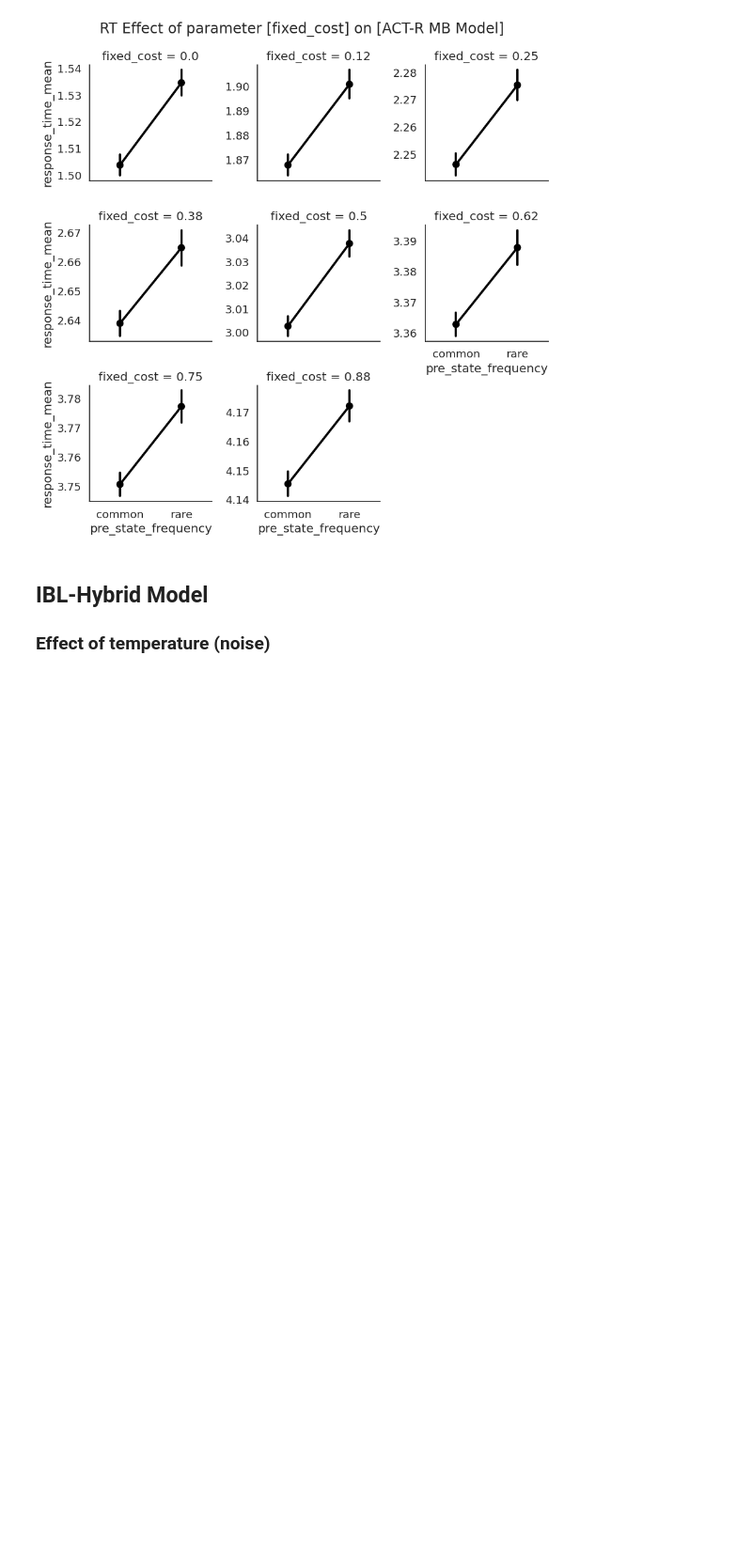
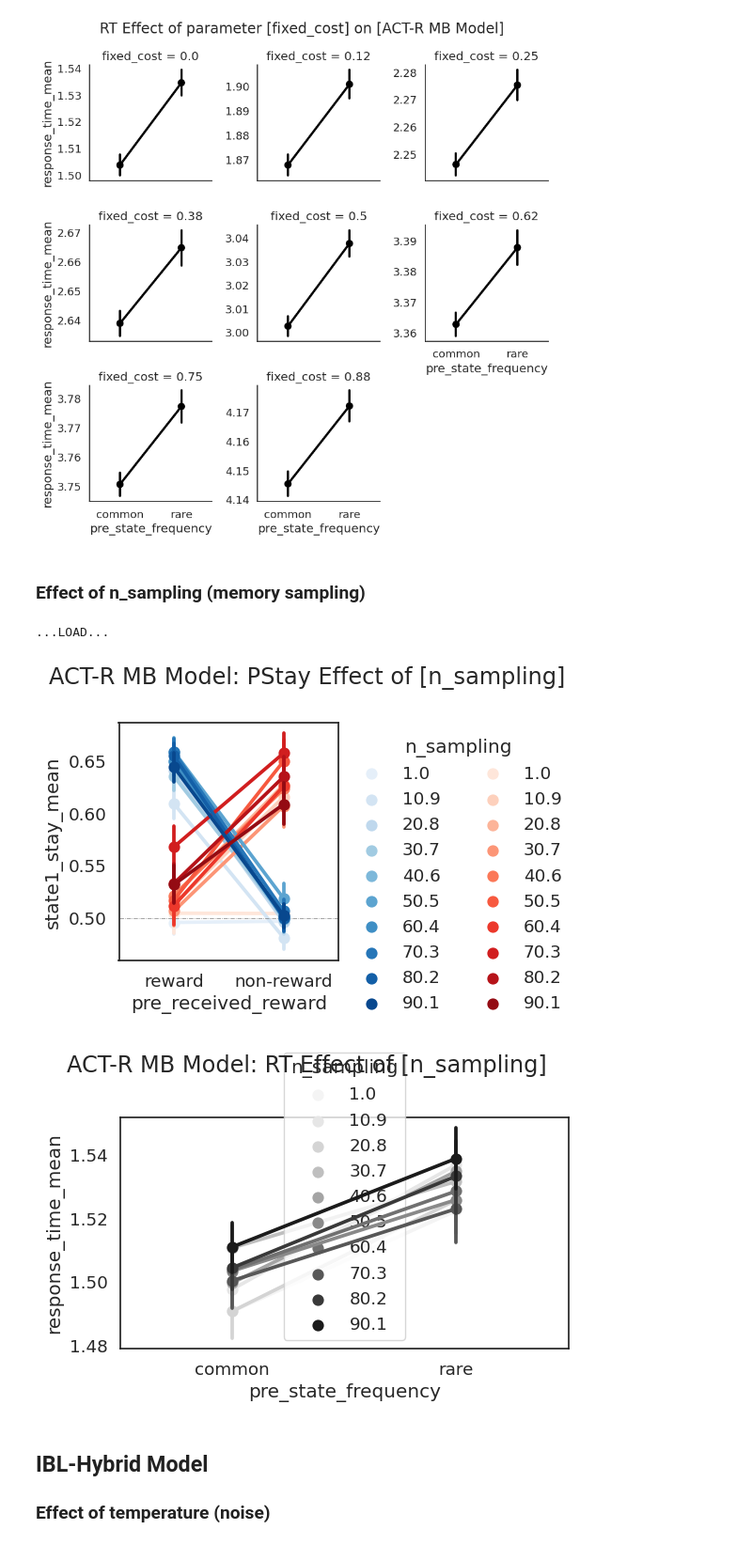
Before and after one commit to yangyuxue2333/ACTR-MarkovTask, a Jupyter notebook: analysis/test_pyactup_effect.ipynb, the cells around one changed output. Shown at 94% size. Cells and saved outputs as stored; diff of their text form; code cells hidden in the pictures; blank space fills up the shorter version.

```diff
--- a/analysis/test_pyactup_effect.ipynb
+++ b/analysis/test_pyactup_effect.ipynb
@@ -80,6 +80,18 @@ MarkovPlot.plot_param_effect_rt(df=df, model_name=model_name, param_name=param_n
 ...LOAD...
 [figure]
 [figure]
+# %% [markdown]
+### Effect of n_sampling (memory sampling)
+# %%
+model_name = 'markov-ibl-mb'
+param_name = 'n_sampling'
+df = MarkovSimulation.simulate_param_effect(model_name=model_name, param_name=param_name, save_output=dest_dir, e=100, num_steps=10)
+MarkovPlot.plot_param_effect(df=df, model_name=model_name, param_name=param_name, combination=True)
+MarkovPlot.plot_param_effect_rt(df=df, model_name=model_name, param_name=param_name, combination=True)
+# %% [output]
+...LOAD...
+[figure, added]
+[figure, added]
 # %% [markdown]
 ## IBL-Hybrid Model
 
```
Also changed, not shown: parts of 12 cells of this notebook, 2 other files.
